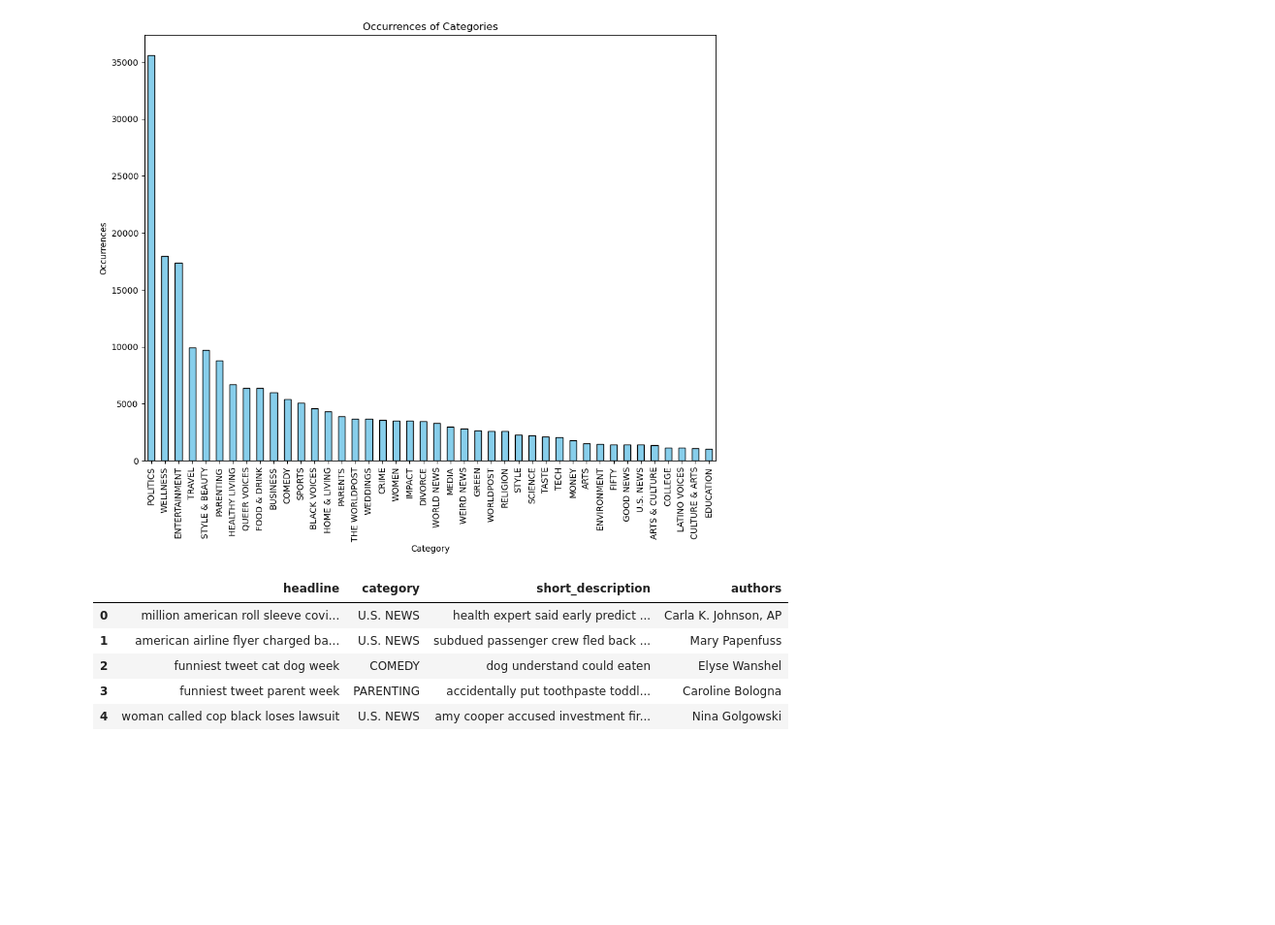
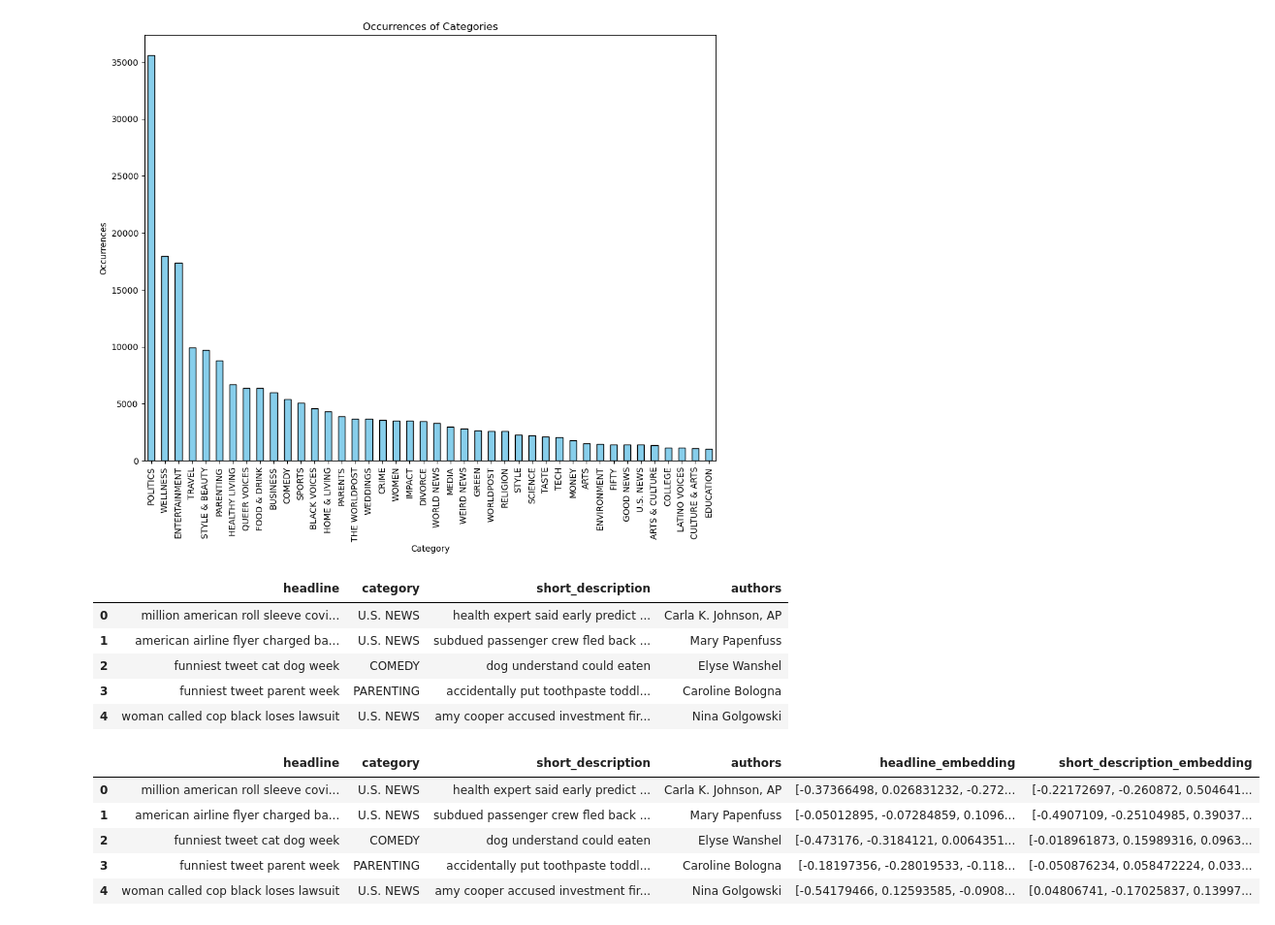
Before and after one commit to cjw612/News_Category_Classification, a Jupyter notebook: BERT transformation.ipynb, the cells around one changed output. Shown at 97% size. Saved outputs shown, nothing was run; the diff lists cells and outputs as text; code cells hidden in the pictures; blank space fills up the shorter version.

```diff
--- a/News Classification.ipynb
+++ b/BERT transformation.ipynb
@@ -156,31 +156,38 @@ df.head()
 model = BertModel.from_pretrained('bert-base-uncased')
 tokenizer = BertTokenizer.from_pretrained('bert-base-uncased')
 
 # Move BERT model to GPU to exploit hardware acceleration
 model.to(torch.device("mps"))
 
 # Define function that retrieves the vectorized output
 def get_bert_embeddings(text):
 
     # Tokenize input to fit BERT requirements
     input = tokenizer(text, return_tensors='pt', truncation=True, padding=True, max_length=512)
 
     # Move input to GPU for hardware accelertaion
     input = {key: value.to(torch.device("mps")) for key, value in input.items()}
 
     # Get BERT output
     with torch.no_grad():
         outputs = model(**input)
 
     # Get the embeddings of the [CLS] token (the first token in the sequence)
     cls_embeddings = outputs.last_hidden_state[:, 0, :].squeeze().cpu().numpy()
 
     return cls_embeddings
 
 # Enable tqdm's progress bar
 tqdm.pandas()
 
+df['short_description_embedding'] = df['short_description'].progress_apply(lambda x: get_bert_embeddings(x))
 df['headline_embedding'] = df['headline'].progress_apply(lambda x: get_bert_embeddings(x))
-df['summary_embedding'] = df['summary'].progress_apply(lambda x: get_bert_embeddings(x))
 
 df.head()
+# %% [output]
+|  | headline | category | short_description | authors | headline_embedding | short_description_embedding |
+| 0 | million american roll sleeve covi... | U.S. NEWS | health expert said early predict ... | Carla K. Johnson, AP | [-0.37366498, 0.026831232, -0.272... | [-0.22172697, -0.260872, 0.504641... |
+| 1 | american airline flyer charged ba... | U.S. NEWS | subdued passenger crew fled back ... | Mary Papenfuss | [-0.05012895, -0.07284859, 0.1096... | [-0.4907109, -0.25104985, 0.39037... |
+| 2 | funniest tweet cat dog week | COMEDY | dog understand could eaten | Elyse Wanshel | [-0.473176, -0.3184121, 0.0064351... | [-0.018961873, 0.15989316, 0.0963... |
+| 3 | funniest tweet parent week | PARENTING | accidentally put toothpaste toddl... | Caroline Bologna | [-0.18197356, -0.28019533, -0.118... | [-0.050876234, 0.058472224, 0.033... |
+| 4 | woman called cop black loses lawsuit | U.S. NEWS | amy cooper accused investment fir... | Nina Golgowski | [-0.54179466, 0.12593585, -0.0908... | [0.04806741, -0.17025837, 0.13997... |
```
Also changed, not shown: parts of 1 cell of this notebook, 1 other file.
